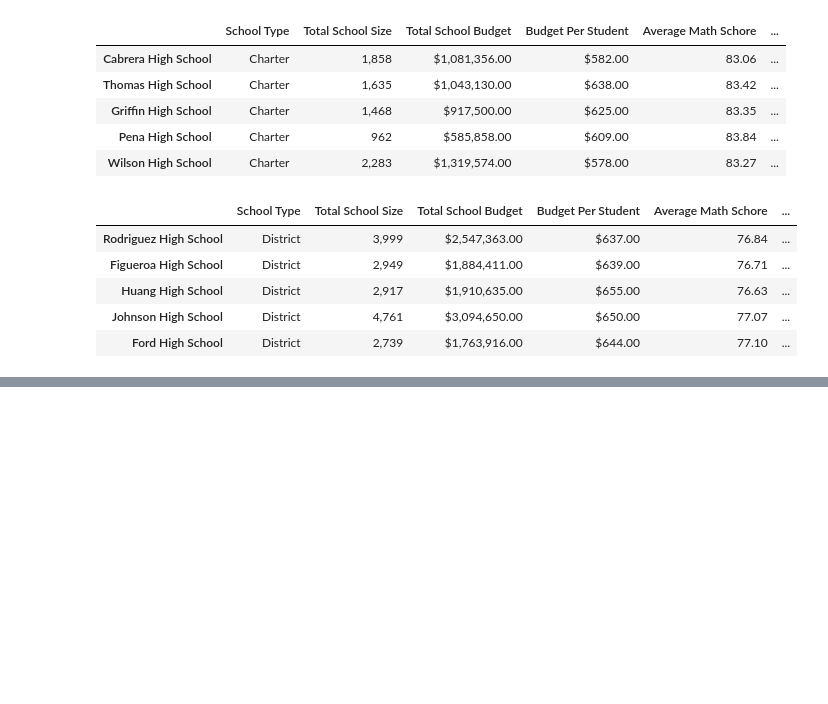
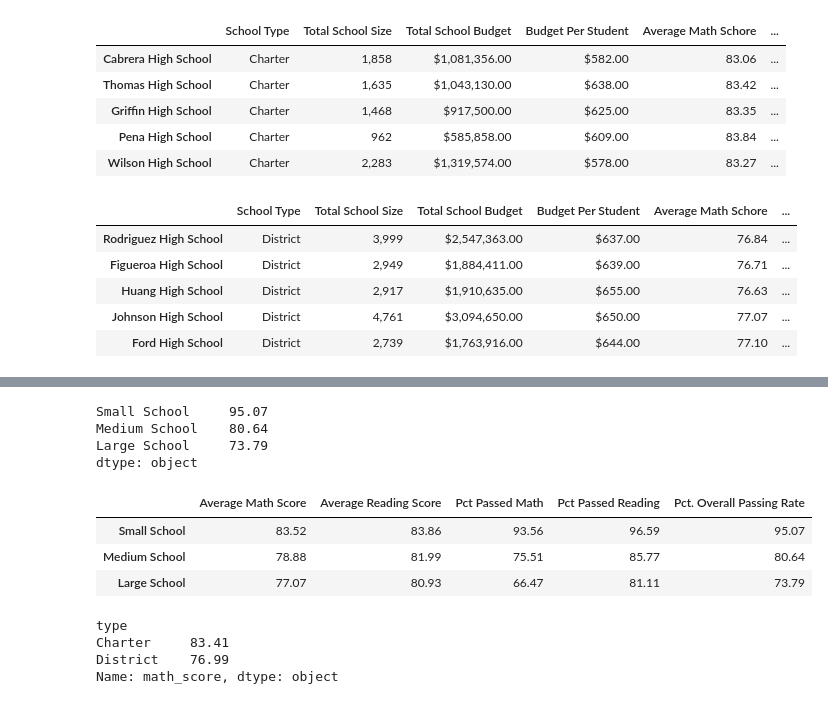
Before and after one commit to derrikdennis/pandas-challenge, a Jupyter notebook: PyCitySchools/PyCitySchools.ipynb, the cells around one changed output, grey strips where cells are left out. Drawn from its saved outputs; the diff is of its cells as text; code cells hidden in the pictures; blank space fills up the shorter version.

```diff
--- a/PyCitySchools/PyCitySchools.ipynb
+++ b/PyCitySchools/PyCitySchools.ipynb
@@ -208,0 +297,65 @@ math_summary_by_school
+# %%
+school_bins = [0,1800,3600,5400]
+school_range = ["Small School","Medium School","Large School"]
+school_size = school_index["size"]
+
+s1 = pd.cut(school_size,school_bins,labels = school_range)
+s2 = pd.DataFrame({"School Size (Range)" : s1})
+s2 = pd.DataFrame.reset_index(s2)
+school_size_merge = pd.merge(school_data_complete,s2,on="school_name")
+# %%
+school_size_scores = school_size_merge.groupby(['School Size (Range)'])
+
+
+ssize_avg_math = school_size_scores["math_score"].mean()
+ssize_avg_read = school_size_scores["reading_score"].mean()
+
+ssize_avg_math = ssize_avg_math.map('{:.2f}'.format)
+ssize_avg_read = ssize_avg_read.map('{:.2f}'.format)
+# %%
+ssize_range_size = school_size_merge["School Size (Range)"].value_counts()
+ssize_passing_math = school_size_merge.loc[school_size_merge["math_score"] >= 70]
+ssize_group_by_math = ssize_passing_math.groupby(['School Size (Range)']).agg('count')
+ssize_pct_pass_math = (ssize_group_by_math)['math_score']/ssize_range_size * 100
+
+ssize_passing_read = school_size_merge.loc[school_size_merge["reading_score"] >= 70]
+ssize_group_by_read = ssize_passing_read.groupby(['School Size (Range)']).agg("count")
+ssize_pct_pass_read = (ssize_group_by_read)['reading_score']/ssize_range_size * 100
+
+ssize_overall_pass_rate = (ssize_pct_pass_math + ssize_pct_pass_read)/2
+
+ssize_pct_pass_math = ssize_pct_pass_math.map('{:.2f}'.format)
+ssize_pct_pass_read = ssize_pct_pass_read.map('{:.2f}'.format)
+ssize_overall_pass_rate = ssize_overall_pass_rate.map('{:.2f}'.format)
+ssize_overall_pass_rate
+# %% [output]
+Small School     95.07
+Medium School    80.64
+Large School     73.79
+dtype: object
+# %%
+ssize_range_sum = pd.DataFrame({"Average Math Score" : ssize_avg_math,
+                                 "Average Reading Score" : ssize_avg_read,
+                                 "Pct Passed Math" : ssize_pct_pass_math,
+                                 "Pct Passed Reading" : ssize_pct_pass_read,
+                                 "Pct. Overall Passing Rate": ssize_overall_pass_rate})
+ssize_range_sum
+# %% [output]
+|  | Average Math Score | Average Reading Score | Pct Passed Math | Pct Passed Reading | Pct. Overall Passing Rate |
+| Small School | 83.52 | 83.86 | 93.56 | 96.59 | 95.07 |
+| Medium School | 78.88 | 81.99 | 75.51 | 85.77 | 80.64 |
+| Large School | 77.07 | 80.93 | 66.47 | 81.11 | 73.79 |
+# %%
+type_scores = school_data_complete.groupby(['type'])
+
+
+type_avg_math = type_scores["math_score"].mean()
+type_avg_read = type_scores["reading_score"].mean()
+
+type_avg_math = type_avg_math.map('{:.2f}'.format)
+type_avg_read = type_avg_read.map('{:.2f}'.format)
+# %% [output]
+type
+Charter     83.41
+District    76.99
+Name: math_score, dtype: object
```
Also changed, not shown: parts of 11 cells of this notebook.
